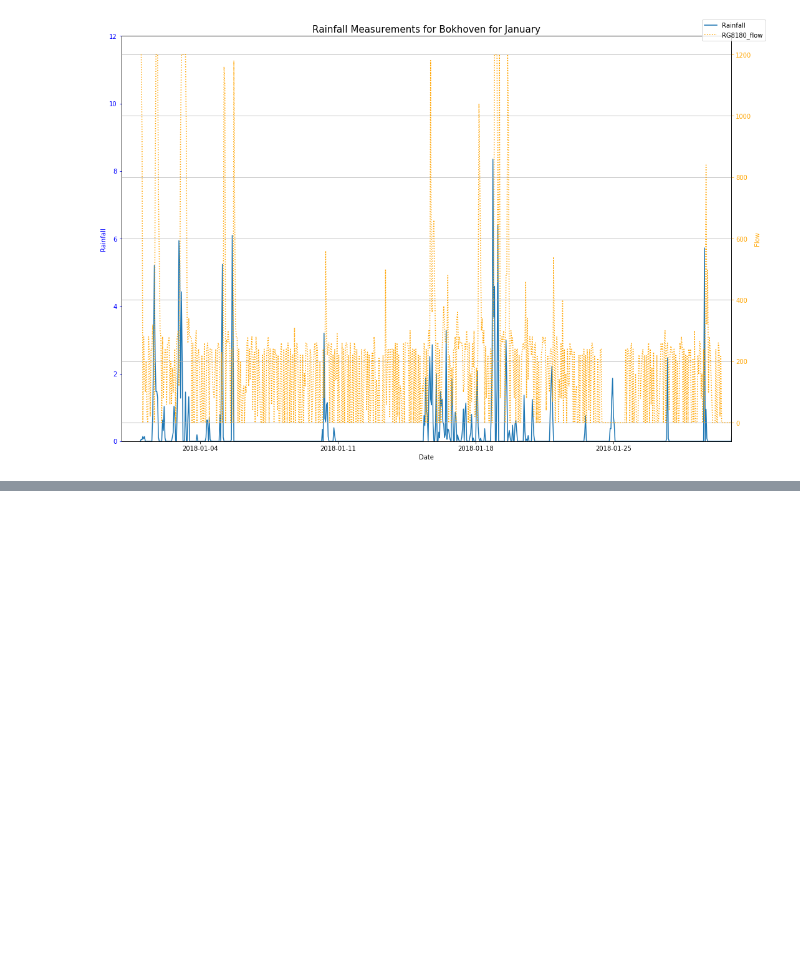
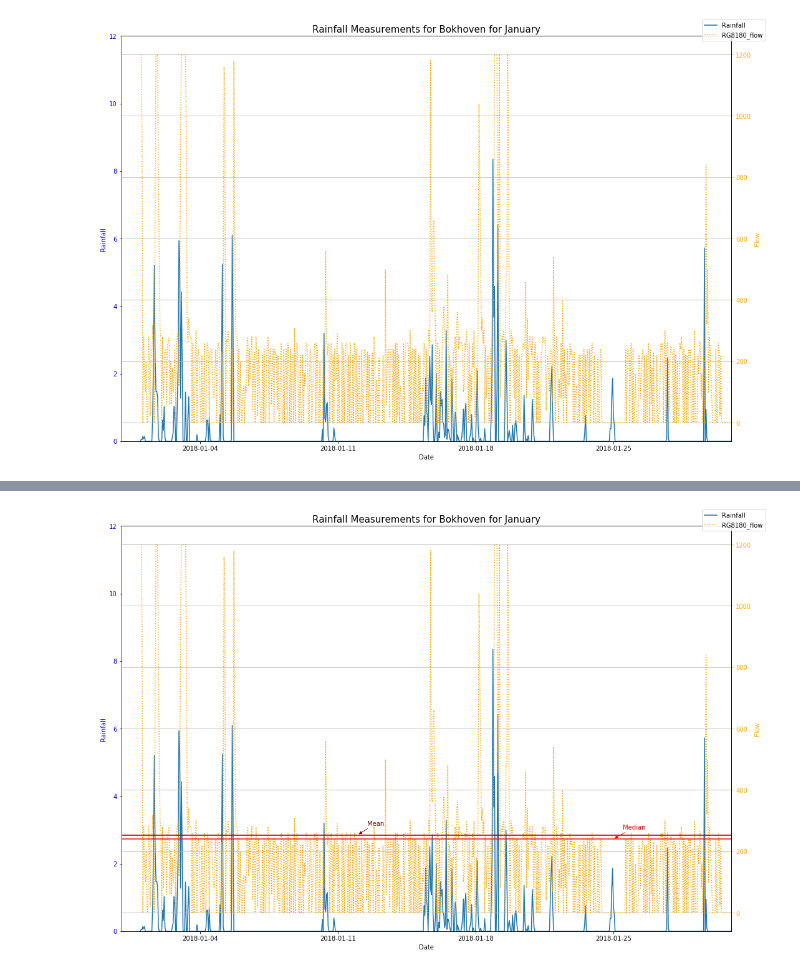
Before and after one commit to rogertian0707/jbg060, a Jupyter notebook: code/combine_rain_pump.ipynb, the cells around one changed output, grey strips where cells are left out. Saved outputs shown, nothing was run; the diff lists cells and outputs as text; code cells hidden in the pictures; blank space fills up the shorter version.

```diff
--- a/code/combine_rain_pump.ipynb
+++ b/code/combine_rain_pump.ipynb
@@ -395,0 +432,38 @@ plt.savefig("../graphs/"+"Bok_flow_Jan.png");
+# %%
+#Investigate whether median or mean represent the dry weather flow better
+
+fig = plt.figure(figsize=(15,10))
+ax1 = fig.add_subplot(111)
+
+ax1.plot(combined_rain_pump.index, combined_rain_pump['Bokhoven'], label = 'Rainfall')
+#ax1.plot(combined_rain_pump.index, combined_rain_pump['RG8170_flow'], label = 'RG8170_flow')
+
+ax1.set_xlim([datetime.date(2017, 12, 31), datetime.date(2018, 1, 31)])
+ax1.set_xlabel('Date', fontsize = 10)
+ax1.set_ylabel('Rainfall', color = 'blue', fontsize = 10)
+ax1.tick_params('y', colors='b')
+ax1.set_ylim(0,12)
+
+
+ax2 = ax1.twinx()
+ax2.plot(combined_rain_pump.index, combined_rain_pump['RG8180_flow'], label = 'RG8180_flow', color = 'orange', linestyle = 'dotted')
+ax2.set_ylabel('Flow', color='orange', fontsize = 10)
+#ax2.set_ylim(0,110)
+ax2.tick_params('y', colors='orange')
+ax2.axhline(252.650802, alpha = 6, color = 'darkred')
+ax2.axhline(240, alpha = 6, color = 'red')
+
+ax2.annotate('Mean', (mdates.date2num(datetime.date(2018, 1, 12)), 253.650802), xytext=(15, 15),
+            textcoords='offset points', arrowprops=dict(color='darkred', arrowstyle='-|>'), color = 'darkred')
+
+ax2.annotate('Median', (mdates.date2num(datetime.date(2018, 1, 25)), 241), xytext=(15, 15),
+            textcoords='offset points', arrowprops=dict(color='red', arrowstyle='-|>'), color = 'red')
+
+plt.title('Rainfall Measurements for Bokhoven for January', fontsize = 15)
+fig.legend()
+plt.grid()
+
+fig.tight_layout()
+plt.show();
+# %% [output]
+[figure, added]
```
Also changed, not shown: parts of 16 cells of this notebook, 1 other file.
